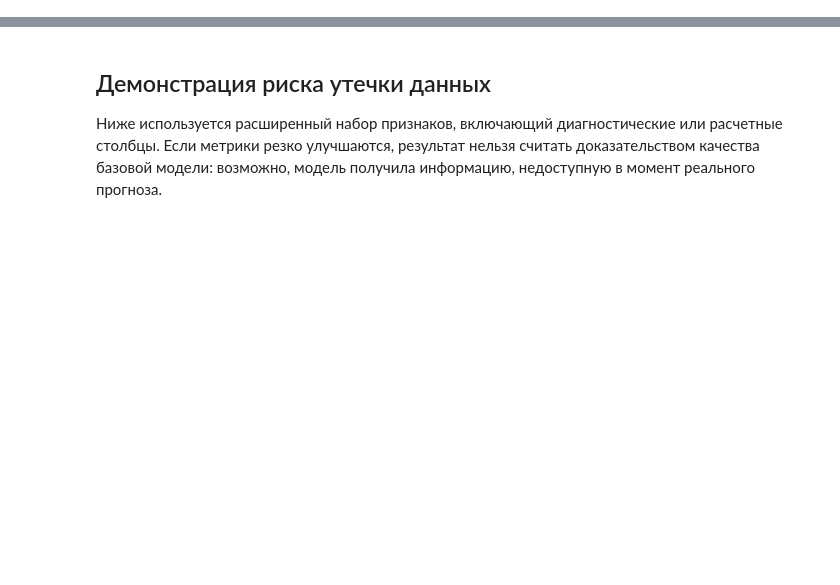
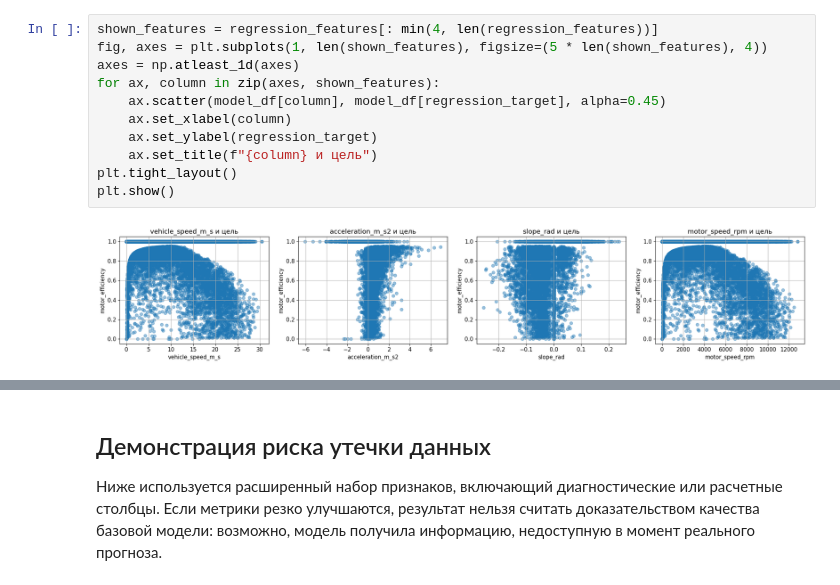
Before and after one commit to Alexflex/appailab, a Jupyter notebook: notebooks/external/teacher/02_mendeley_ev_teacher.ipynb, the cells around one changed output, grey strips where cells are left out. Cells and saved outputs as stored; diff of their text form; blank space fills up the shorter version.

```diff
--- a/notebooks/external/teacher/02_mendeley_ev_teacher.ipynb
+++ b/notebooks/external/teacher/02_mendeley_ev_teacher.ipynb
@@ -151,0 +470,13 @@ plt.show()
+# %%
+shown_features = regression_features[: min(4, len(regression_features))]
+fig, axes = plt.subplots(1, len(shown_features), figsize=(5 * len(shown_features), 4))
+axes = np.atleast_1d(axes)
+for ax, column in zip(axes, shown_features):
+    ax.scatter(model_df[column], model_df[regression_target], alpha=0.45)
+    ax.set_xlabel(column)
+    ax.set_ylabel(regression_target)
+    ax.set_title(f"{column} и цель")
+plt.tight_layout()
+plt.show()
+# %% [output]
+[figure, added]
```
Also changed, not shown: parts of 26 cells of this notebook, 44 other files.
